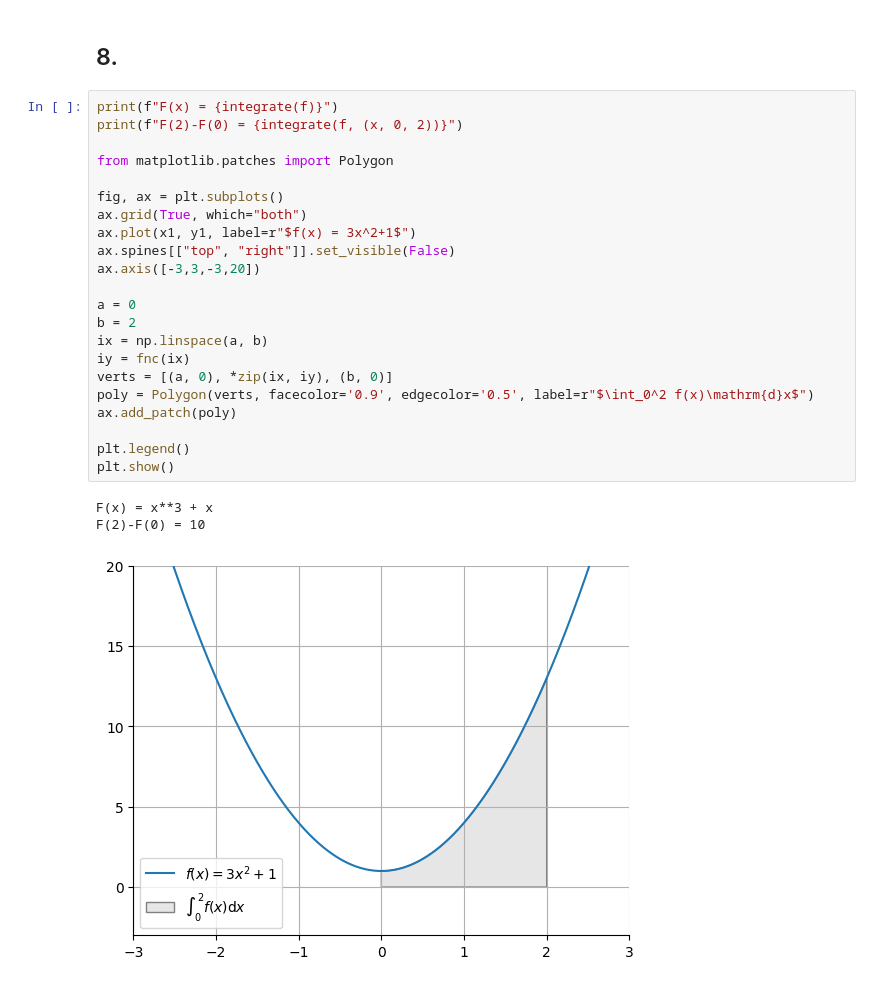
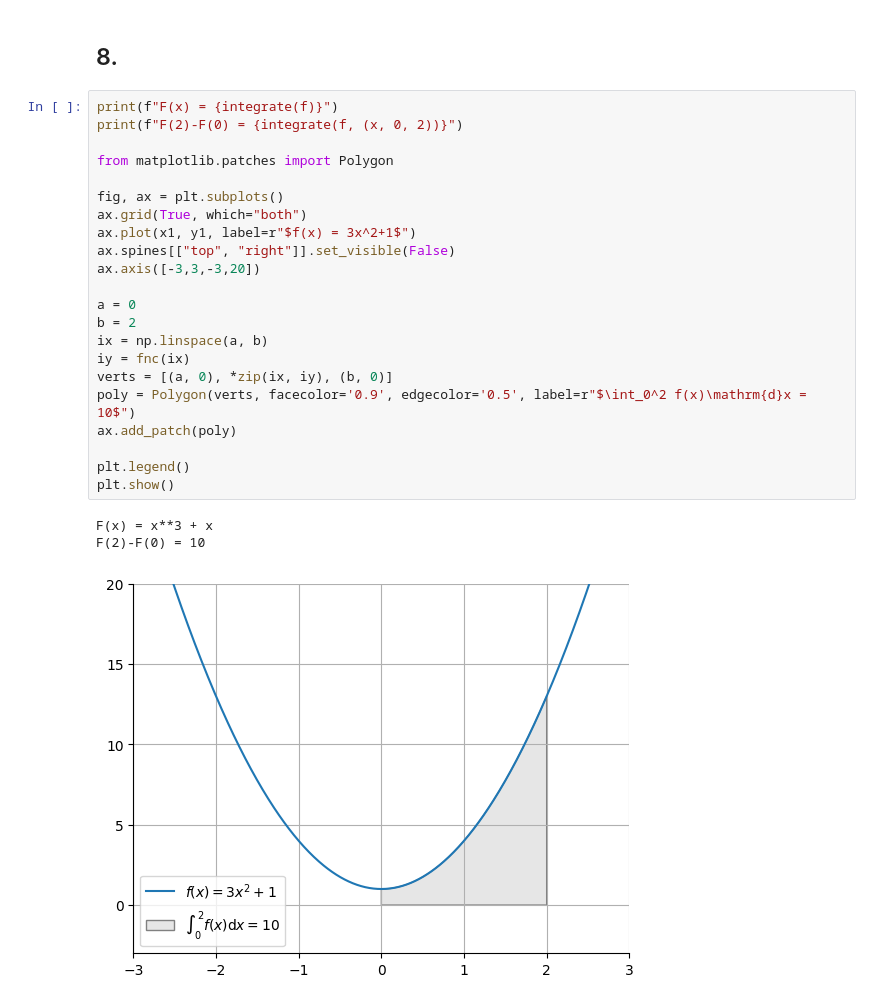
Before and after one commit to luzianscherrer/emfds, a Jupyter notebook: chapter_01.ipynb, the cells around one changed output. Drawn from its saved outputs; the diff is of its cells as text.

Commit message:
label

```diff
--- a/chapter_01.ipynb
+++ b/chapter_01.ipynb
@@ -99,26 +99,26 @@ f'(3) = 18
 # %%
 print(f"F(x) = {integrate(f)}")
 print(f"F(2)-F(0) = {integrate(f, (x, 0, 2))}")
 
 from matplotlib.patches import Polygon
 
 fig, ax = plt.subplots()
 ax.grid(True, which="both")
 ax.plot(x1, y1, label=r"$f(x) = 3x^2+1$")
 ax.spines[["top", "right"]].set_visible(False)
 ax.axis([-3,3,-3,20])
 
 a = 0
 b = 2
 ix = np.linspace(a, b)
 iy = fnc(ix)
 verts = [(a, 0), *zip(ix, iy), (b, 0)]
-poly = Polygon(verts, facecolor='0.9', edgecolor='0.5', label=r"$\int_0^2 f(x)\mathrm{d}x$")
+poly = Polygon(verts, facecolor='0.9', edgecolor='0.5', label=r"$\int_0^2 f(x)\mathrm{d}x = 10$")
 ax.add_patch(poly)
 
 plt.legend()
 plt.show()
 # %% [output]
 F(x) = x**3 + x
 F(2)-F(0) = 10
-[figure, old version]
+[figure, new version]
```
